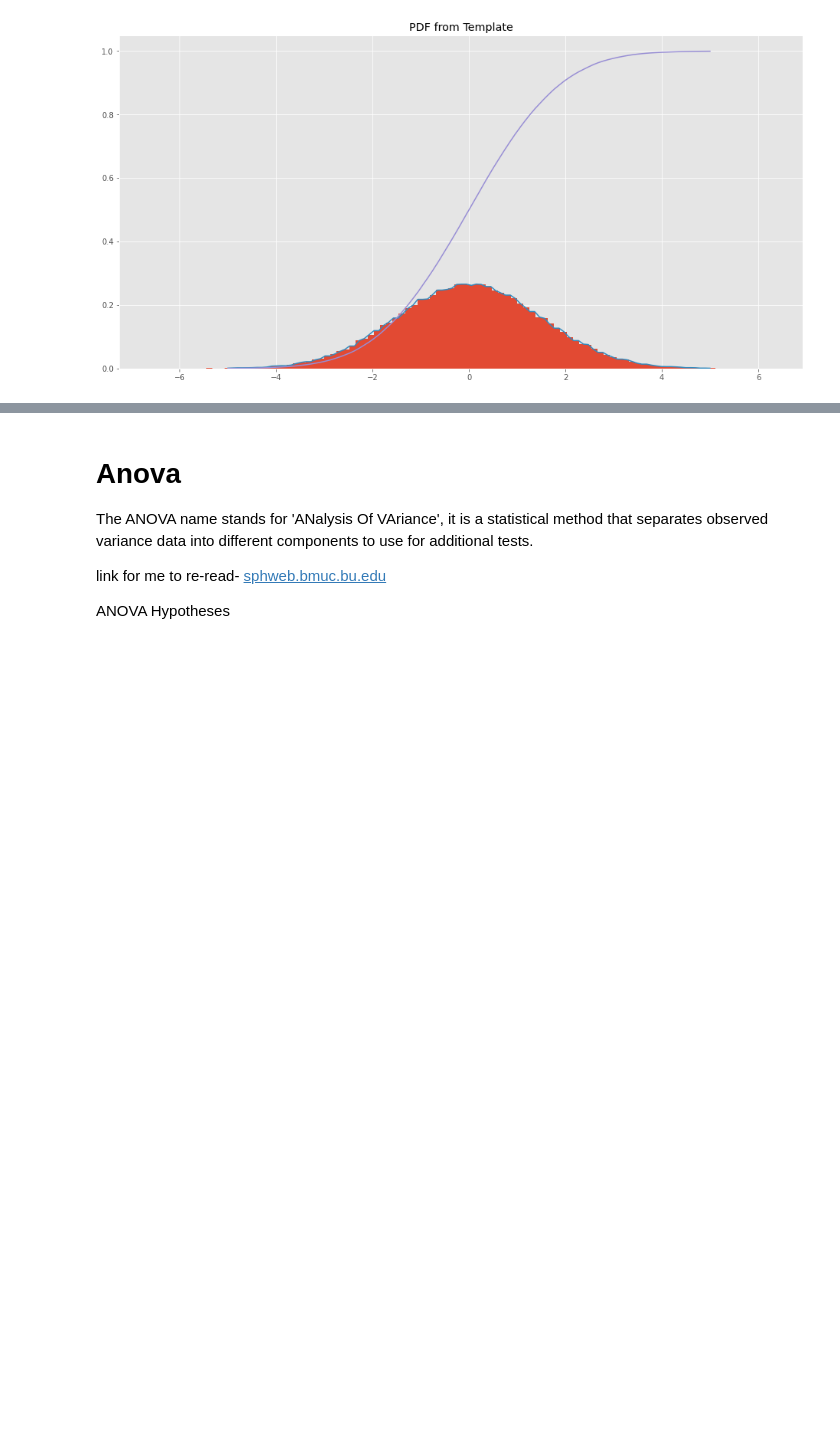
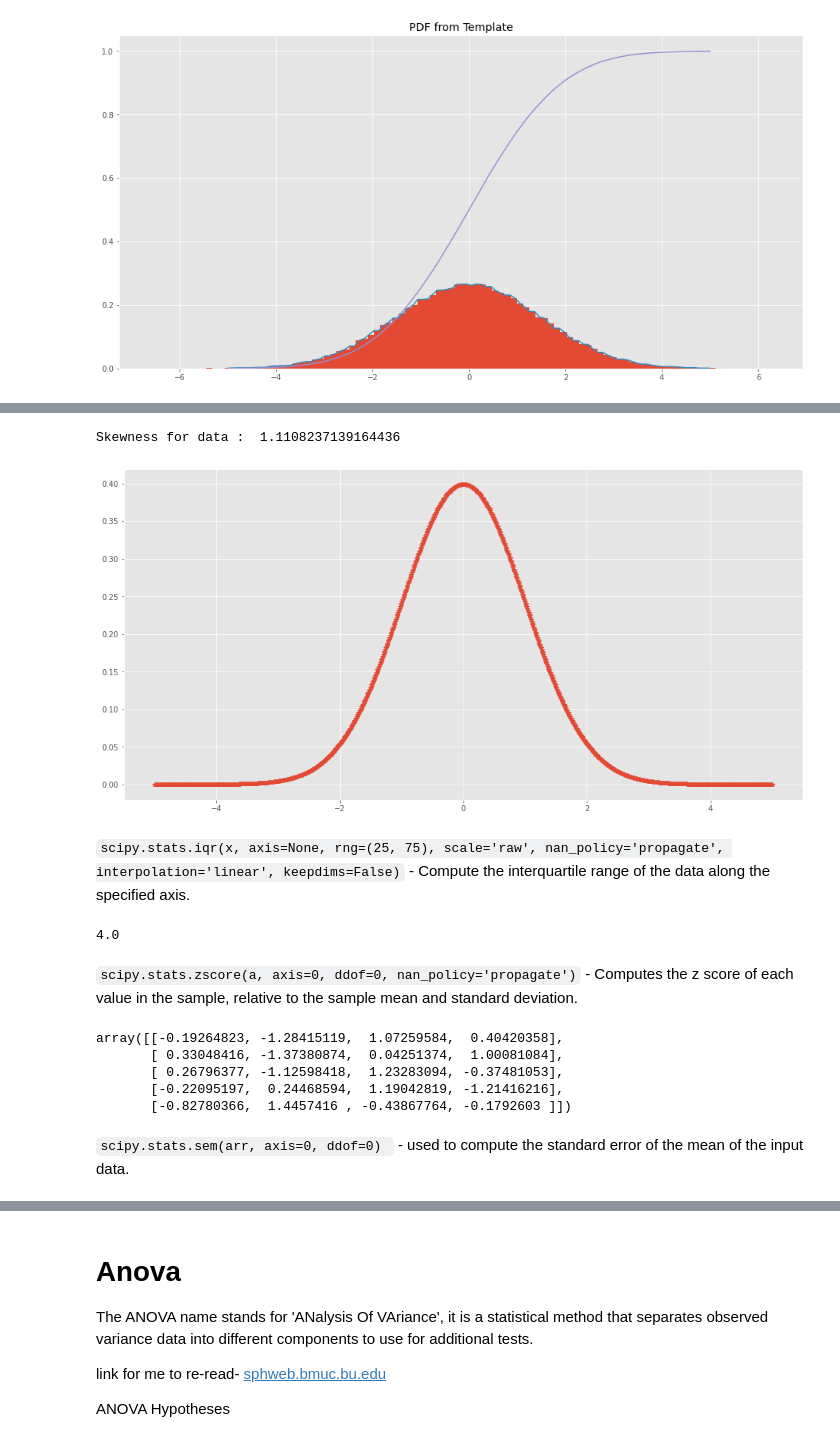
Before and after one commit to AineNicD/machine-learning-and-statistics, a Jupyter notebook: scipy-stats.ipynb, the cells around one changed output, grey strips where cells are left out. Drawn from its saved outputs; the diff is of its cells as text; code cells hidden in the pictures; blank space fills up the shorter version.

```diff
--- a/scipy-stats.ipynb
+++ b/scipy-stats.ipynb
@@ -278,0 +385,49 @@ plt.show()
+# %%
+# Graph using numpy.linspace()
+# finding Skewness
+
+from scipy.stats import skew
+import pylab as p
+
+x1 = np.linspace( -5, 5, 1000 )
+y1 = 1./(np.sqrt(2.*np.pi)) * np.exp( -.5*(x1)**2  )
+
+p.plot(x1, y1, '*')
+
+print( '\nSkewness for data : ', skew(y1))
+# %% [output]
+Skewness for data :  1.1108237139164436
+[figure, added]
+# %% [markdown]
+`scipy.stats.iqr(x, axis=None, rng=(25, 75), scale='raw', nan_policy='propagate', interpolation='linear', keepdims=False)` - Compute the interquartile range of the data along the specified axis.
+# %%
+# Interquartile range using scipy.stats.iqr
+from scipy.stats import iqr
+x = np.array([[10, 7, 4], [3, 2, 1]])
+x
+iqr(x)
+# %% [output]
+4.0
+# %% [markdown]
+`scipy.stats.zscore(a, axis=0, ddof=0, nan_policy='propagate')` - Computes the z score of each value in the sample, relative to the sample mean and standard deviation.
+# %%
+a = np.array([[ 0.3148,  0.0478,  0.6243,  0.4608],
+
+              [ 0.7149,  0.0775,  0.6072,  0.9656],
+
+              [ 0.6341,  0.1403,  0.9759,  0.4064],
+
+              [ 0.5918,  0.6948,  0.904 ,  0.3721],
+
+              [ 0.0921,  0.2481,  0.1188,  0.1366]])
+
+# using n-1 degrees of freedom (ddof=1) to calculate the standard deviation:
+stats.zscore(a, axis=1, ddof=1)
+# %% [output]
+array([[-0.19264823, -1.28415119,  1.07259584,  0.40420358],
+       [ 0.33048416, -1.37380874,  0.04251374,  1.00081084],
+       [ 0.26796377, -1.12598418,  1.23283094, -0.37481053],
+       [-0.22095197,  0.24468594,  1.19042819, -1.21416216],
+       [-0.82780366,  1.4457416 , -0.43867764, -0.1792603 ]])
+# %% [markdown]
+`scipy.stats.sem(arr, axis=0, ddof=0) ` - used to compute the standard error of the mean of the input data.
```
Also changed, not shown: parts of 22 cells of this notebook, 4 other files.
